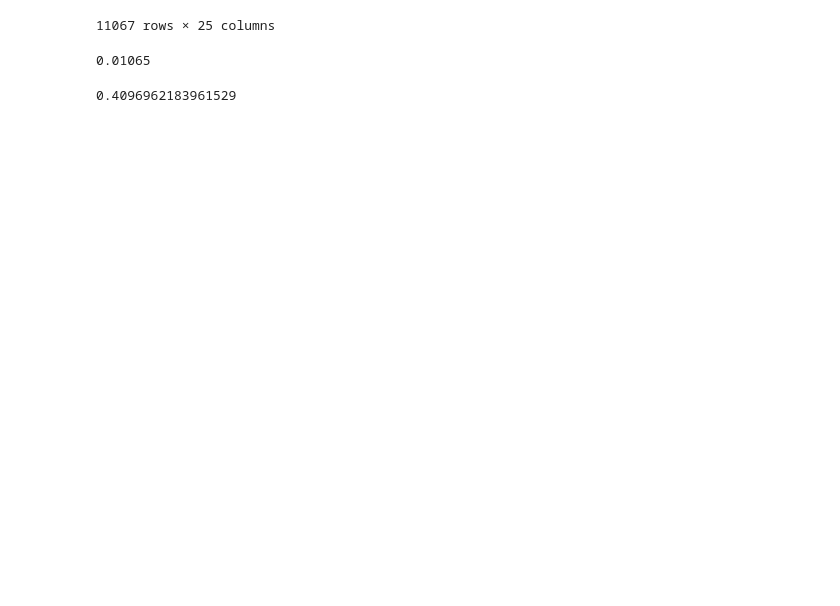
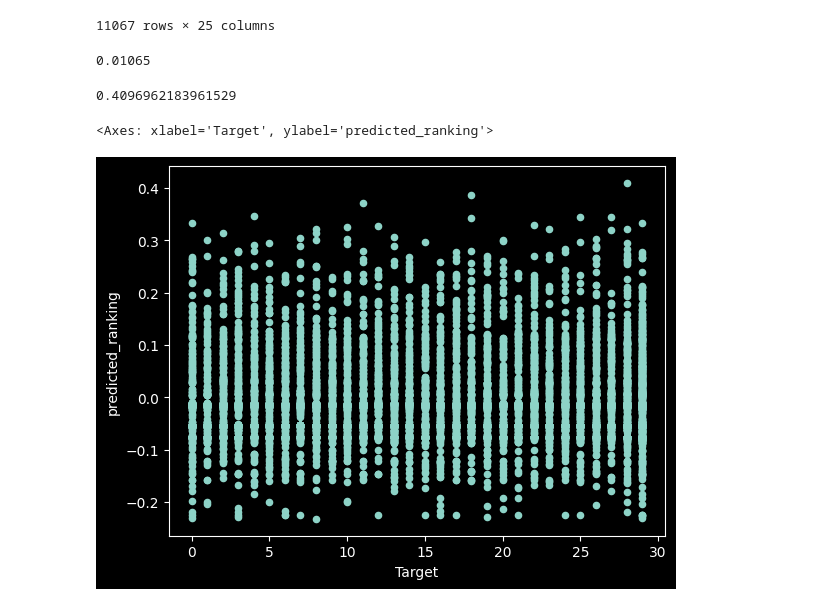
Before and after one commit to FangyangJz/gulf, a Jupyter notebook: examples/e05_lightgbm_ranker.ipynb, the cells around one changed output. Drawn from its saved outputs; the diff is of its cells as text; code cells hidden in the pictures; blank space fills up the shorter version.

```diff
--- a/examples/e05_lightgbm_ranker.ipynb
+++ b/examples/e05_lightgbm_ranker.ipynb
@@ -258,3 +258,8 @@ round(spearmanr(test_df['Target'], test_df["predicted_ranking"]).correlation, 5)
 test_pred.max()
 # %% [output]
 0.4096962183961529
+# %%
+test_df.plot.scatter(x='Target', y='predicted_ranking')
+# %% [output]
+<Axes: xlabel='Target', ylabel='predicted_ranking'>
+[figure, added]
```
